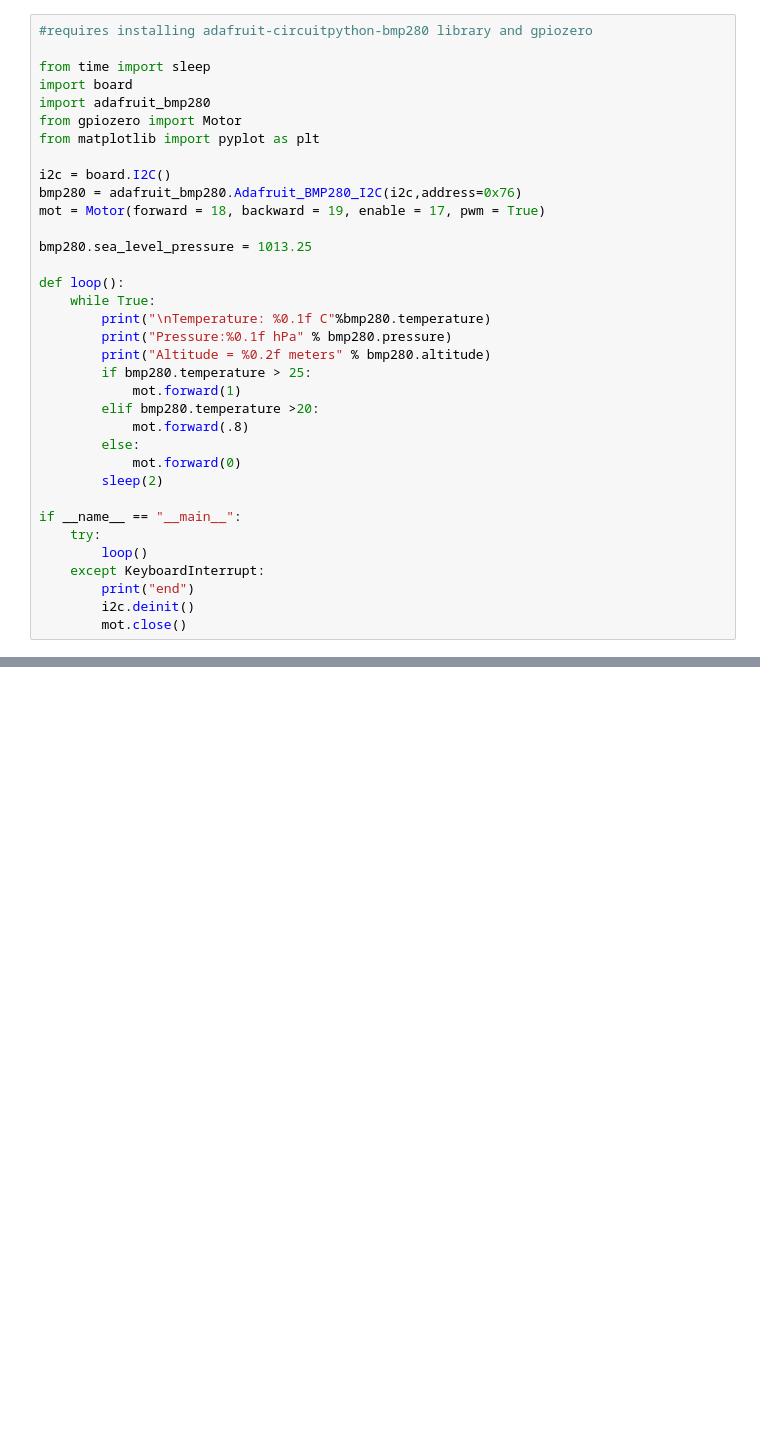
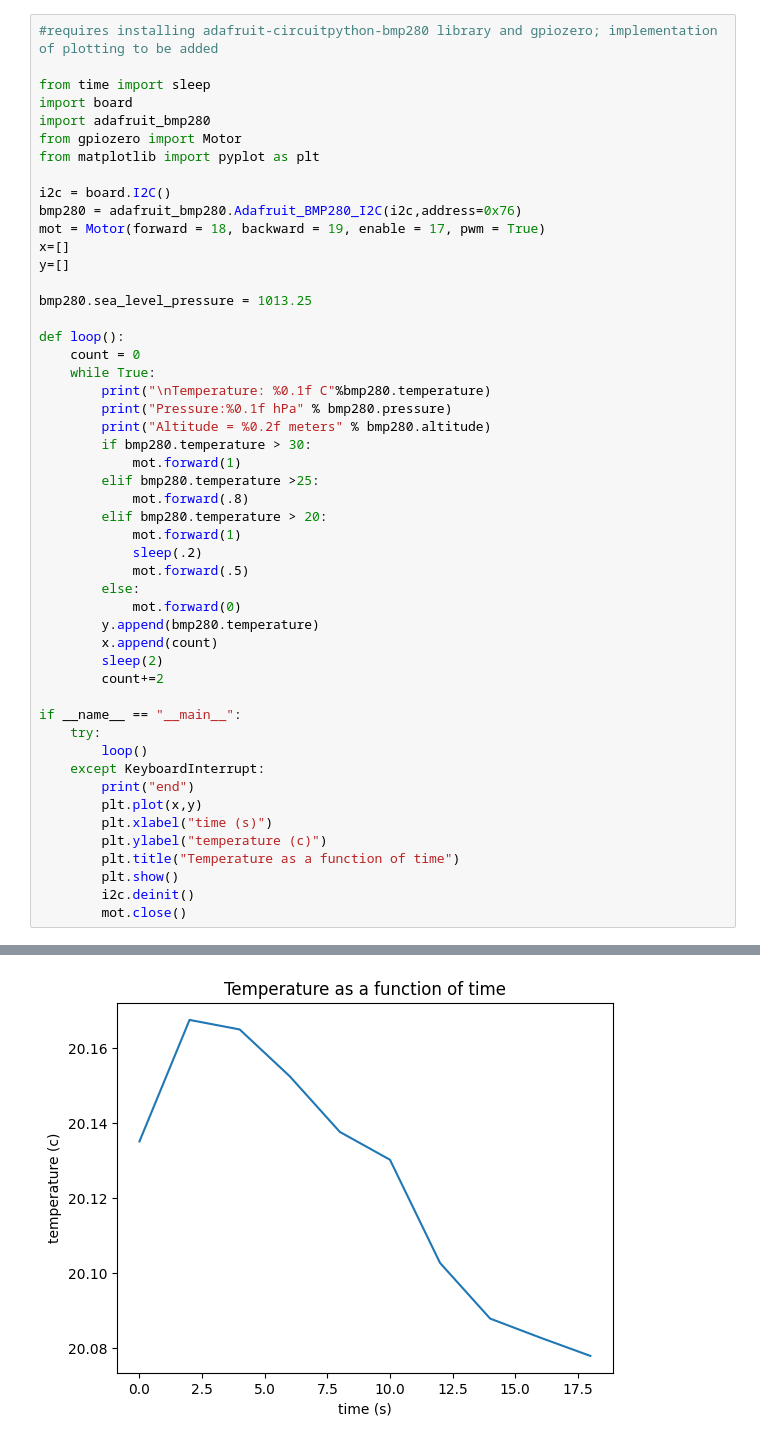
Before and after one commit to Morkedz/Fan-Barometric_System, a Jupyter notebook: Fan-Barometric_Test.ipynb, the cells around one changed output, grey strips where cells are left out. Saved outputs shown, nothing was run; the diff lists cells and outputs as text; blank space fills up the shorter version.

Commit message:
Data: New test data, this time incorporating a graph that details the decrease in temperature over time

```diff
--- a/Fan-Barometric_Test.ipynb
+++ b/Fan-Barometric_Test.ipynb
@@ -1,5 +1,5 @@
 # %%
-#requires installing adafruit-circuitpython-bmp280 library and gpiozero
+#requires installing adafruit-circuitpython-bmp280 library and gpiozero; implementation of plotting to be added
 
 from time import sleep
 import board
@@ -10,27 +10,42 @@ from matplotlib import pyplot as plt
 i2c = board.I2C()
 bmp280 = adafruit_bmp280.Adafruit_BMP280_I2C(i2c,address=0x76)
 mot = Motor(forward = 18, backward = 19, enable = 17, pwm = True)
+x=[]
+y=[]
 
 bmp280.sea_level_pressure = 1013.25
 
 def loop():
+    count = 0
     while True:
         print("\nTemperature: %0.1f C"%bmp280.temperature)
         print("Pressure:%0.1f hPa" % bmp280.pressure)
         print("Altitude = %0.2f meters" % bmp280.altitude)
-        if bmp280.temperature > 25:
+        if bmp280.temperature > 30:
             mot.forward(1)
-        elif bmp280.temperature >20:
+        elif bmp280.temperature >25:
             mot.forward(.8)
+        elif bmp280.temperature > 20:
+            mot.forward(1)
+            sleep(.2)
+            mot.forward(.5)
         else:
             mot.forward(0)
+        y.append(bmp280.temperature)
+        x.append(count)
         sleep(2)
+        count+=2
 
 if __name__ == "__main__":
     try:
         loop()
     except KeyboardInterrupt:
         print("end")
+        plt.plot(x,y)
+        plt.xlabel("time (s)")
+        plt.ylabel("temperature (c)")
+        plt.title("Temperature as a function of time")
+        plt.show()
         i2c.deinit()
         mot.close()
 # %% [output]
@@ -53 +68,2 @@ Altitude = -36.47 meters
 end
+[figure, added]
```
Also changed, not shown: parts of 1 cell of this notebook.
